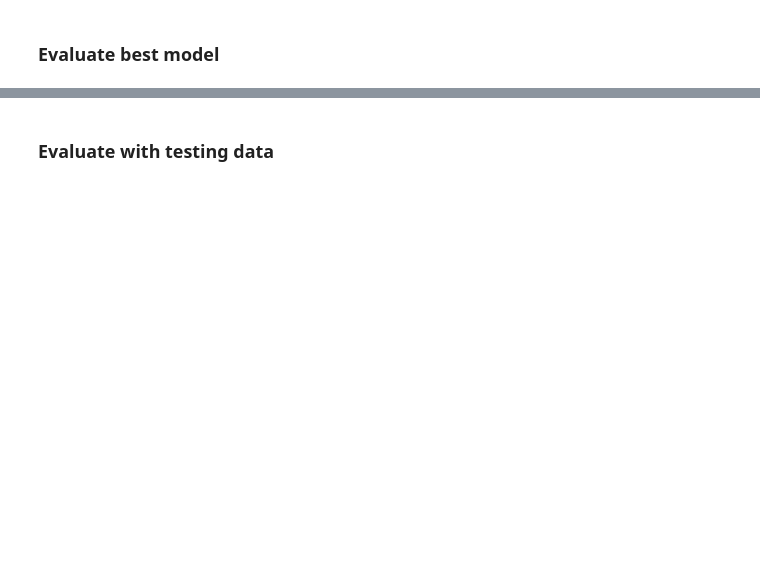
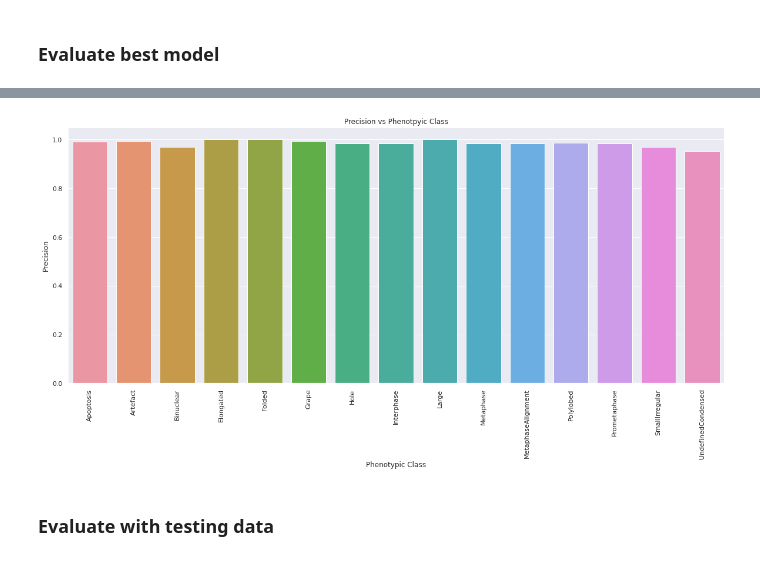
Before and after one commit to WayScience/phenotypic_profiling, a Jupyter notebook: 2.ML_model/2.evaluate_model.ipynb, the cells around one changed output, grey strips where cells are left out. Saved outputs shown, nothing was run; the diff lists cells and outputs as text; code cells hidden in the pictures; blank space fills up the shorter version.

```diff
--- a/2.ML_model/2.evaluate_model.ipynb
+++ b/2.ML_model/2.evaluate_model.ipynb
@@ -47,2 +53,6 @@ features_dataframe_path = pathlib.Path("../1.format_data/data/training_data.csv.
+# %%
+evaluate_model_score(log_reg_model, training_data)
+# %% [output]
+[figure, added]
 # %% [markdown]
 ### Evaluate with testing data
```
Also changed, not shown: parts of 44 cells of this notebook, 3 other files.
